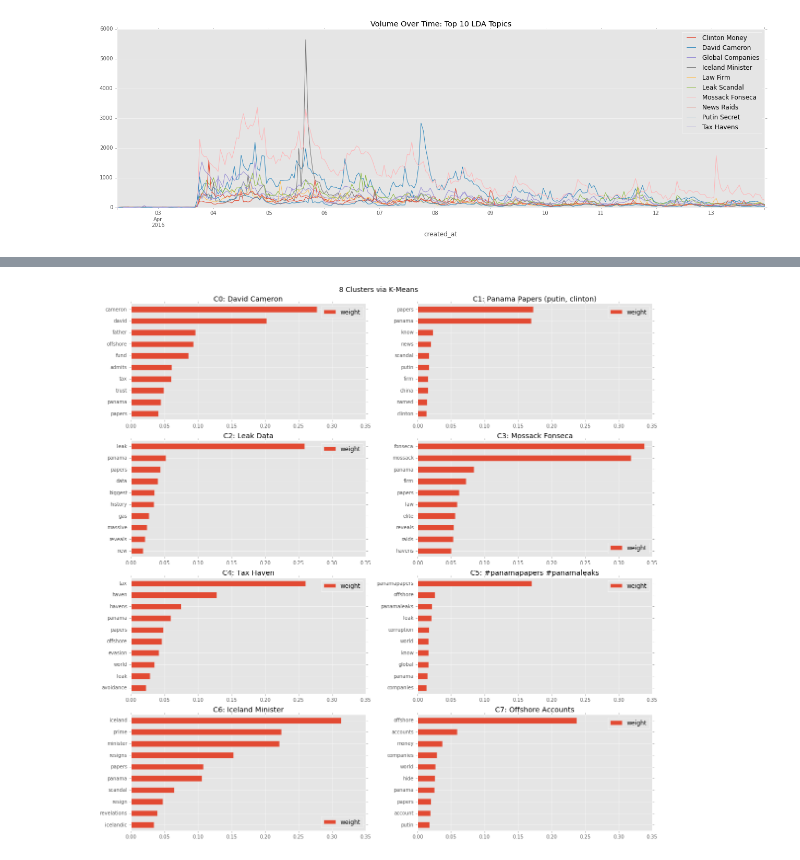
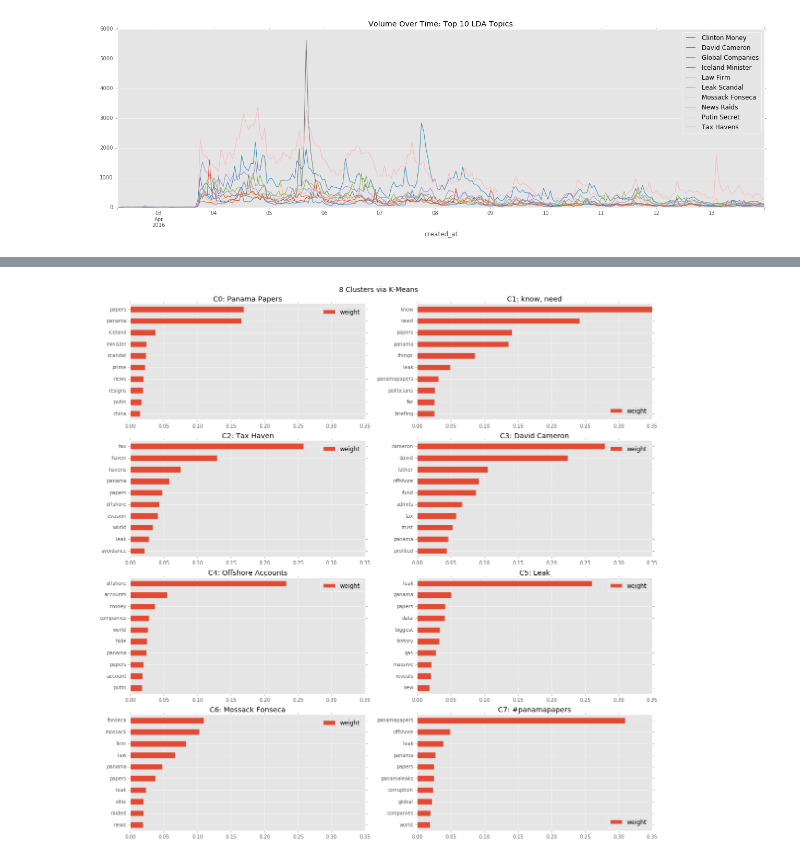
Before and after one commit to knanne/vu_msc_tweetsumm, a Jupyter notebook: final/[4]_topic_cluster_event.ipynb, the cells around one changed output, grey strips where cells are left out. Saved outputs shown, nothing was run; the diff lists cells and outputs as text; code cells hidden in the pictures.

```diff
--- a/final/[4]_topic_cluster_event.ipynb
+++ b/final/[4]_topic_cluster_event.ipynb
@@ -39,9 +24,3 @@ df.shape
 # %%
 #convert date format to python datetime
 df['created_at'] = pd.to_datetime(df['created_at'])
-# %%
-#sort data on date posted ascending
-df = df.sort_values(by='created_at', ascending=True)
-# %%
-#slice data on event dates
-df = df[(df['created_at'] >= '2016-04-02 00:00:00') & (df['created_at'] <= '2016-04-15 00:00:00')]
@@ -144,12 +26,0 @@ fig.savefig('event_panama_papers_tweettype.png')
-# %%
-#get tweet counts by retweet category on level hour
-d = df.set_index('created_at').groupby([pd.TimeGrouper(freq='H'), 'is_retweet'])['id_str'].agg(['count'])
-#reset index for time series plotting
-d = d.reset_index().set_index('created_at')
-#plot count by retweet category
-d.groupby('is_retweet')['count'].plot(figsize=(18,6),
-                                      legend=True,
-                                      title='Retweets Over Time')
-#get current figure, save
-fig = plt.gcf()
-fig.savefig('event_panama_papers_retweets.png')
@@ -206,6 +63,3 @@ df['text_clean'] = df['text_clean'].fillna('')
-# %%
-#convert date format to python datetime
-df['created_at'] = pd.to_datetime(df['created_at'])
 # %%
 #TEXT MINING
 # %%
@@ -549,32 +406,32 @@ km_c7 = pd.DataFrame(km.cluster_centers_[7], index=Xtfidf_feature_names, columns
 # %%
 #plot each topic, top 10 terms
 #custom names are derived from top 2 weighted terms per topic
 fig = plt.figure(figsize=(16, 16))
 fig.suptitle('8 Clusters via K-Means', fontsize=14)
 plt.subplot(4,2,1)
-km_c0.plot(ax=plt.gca(), kind='barh', xlim=[0,.35], legend=True, title='C0: David Cameron')
+km_c0.plot(ax=plt.gca(), kind='barh', xlim=[0,.35], legend=True, title='C0: Panama Papers')
 plt.subplot(4,2,2)
-km_c1.plot(ax=plt.gca(), kind='barh', xlim=[0,.35], legend=True, title='C1: Panama Papers (putin, clinton)')
+km_c1.plot(ax=plt.gca(), kind='barh', xlim=[0,.35], legend=True, title='C1: know, need')
 plt.subplot(4,2,3)
-km_c2.plot(ax=plt.gca(), kind='barh', xlim=[0,.35], legend=True, title='C2: Leak Data')
+km_c2.plot(ax=plt.gca(), kind='barh', xlim=[0,.35], legend=True, title='C2: Tax Haven')
 plt.subplot(4,2,4)
-km_c3.plot(ax=plt.gca(), kind='barh', xlim=[0,.35], legend=True, title='C3: Mossack Fonseca')
+km_c3.plot(ax=plt.gca(), kind='barh', xlim=[0,.35], legend=True, title='C3: David Cameron')
 plt.subplot(4,2,5)
-km_c4.plot(ax=plt.gca(), kind='barh', xlim=[0,.35], legend=True, title='C4: Tax Haven')
+km_c4.plot(ax=plt.gca(), kind='barh', xlim=[0,.35], legend=True, title='C4: Offshore Accounts')
 plt.subplot(4,2,6)
-km_c5.plot(ax=plt.gca(), kind='barh', xlim=[0,.35], legend=True, title='C5: #panamapapers #panamaleaks')
+km_c5.plot(ax=plt.gca(), kind='barh', xlim=[0,.35], legend=True, title='C5: Leak')
 plt.subplot(4,2,7)
-km_c6.plot(ax=plt.gca(), kind='barh', xlim=[0,.35], legend=True, title='C6: Iceland Minister')
+km_c6.plot(ax=plt.gca(), kind='barh', xlim=[0,.35], legend=True, title='C6: Mossack Fonseca')
 plt.subplot(4,2,8)
-km_c7.plot(ax=plt.gca(), kind='barh', xlim=[0,.35], legend=True, title='C7: Offshore Accounts')
+km_c7.plot(ax=plt.gca(), kind='barh', xlim=[0,.35], legend=True, title='C7: #panamapapers')
 
 #get current figure, save
 fig = plt.gcf()
 fig.tight_layout()
 fig.subplots_adjust(top=.95)
 #fig.savefig('event_panama_papers_topicmod_NMFtop8.png')
 # %% [output]
-[figure, old version]
+[figure, new version]
 # %%
 #get clusters per doc
 df_kmclust = pd.DataFrame(km.labels_, columns=['cluster'])
```
Also changed, not shown: parts of 47 cells of this notebook, 2 other files.
